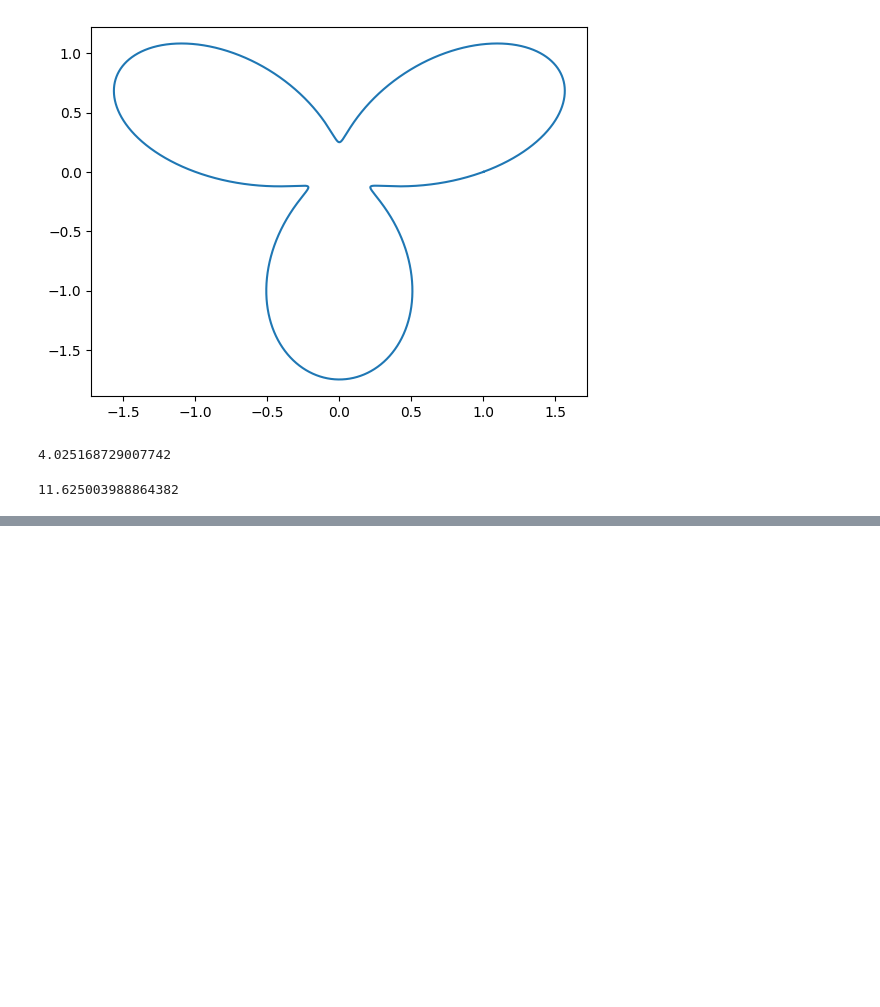
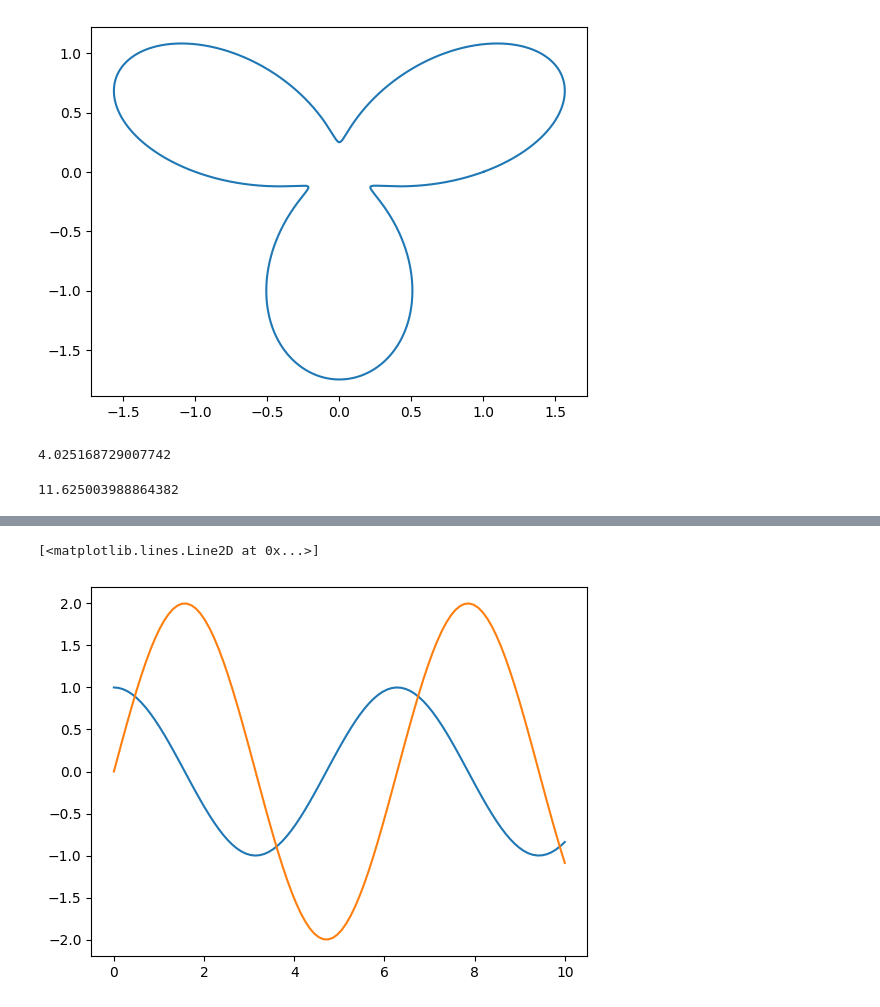
Before and after one commit to rulercosta/notebooks, a Jupyter notebook: Numpy.ipynb, the cells around one changed output, grey strips where cells are left out. Cells and saved outputs as stored; diff of their text form; code cells hidden in the pictures; blank space fills up the shorter version.

```diff
--- a/Numpy.ipynb
+++ b/Numpy.ipynb
@@ -164,0 +433,15 @@ E = np.cumsum(P) * dkt
+# %%
+z = np.linspace(0,4*np.pi,100)
+t = np.linspace(0,10,100)
+tv, zv = np.meshgrid(t,z)
+Ex = np.cos(zv-tv)
+Ey = 2*np.cos(zv-tv+np.pi/2)
+Ez = 0*zv
+# %%
+# Ex as function of t at z = 0
+plt.plot(t,Ex[0])
+# Ey as function of t at z = 0
+plt.plot(t,Ey[0])
+# %% [output]
+[<matplotlib.lines.Line2D at 0x...>]
+[figure, added]
```
Also changed, not shown: parts of 75 cells of this notebook.
